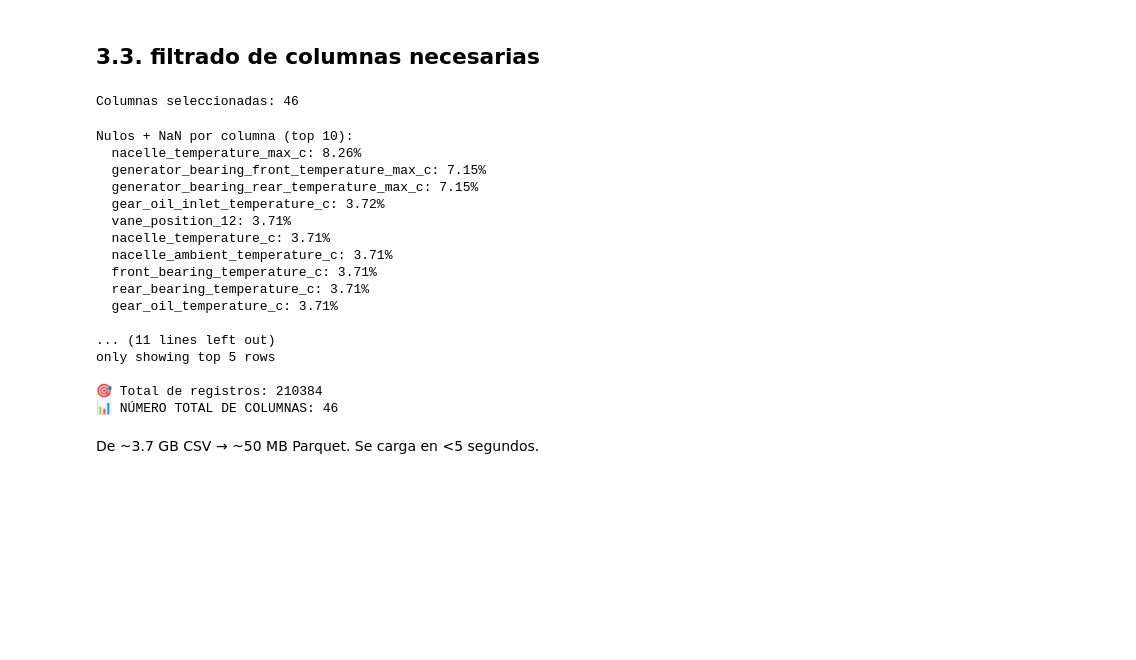
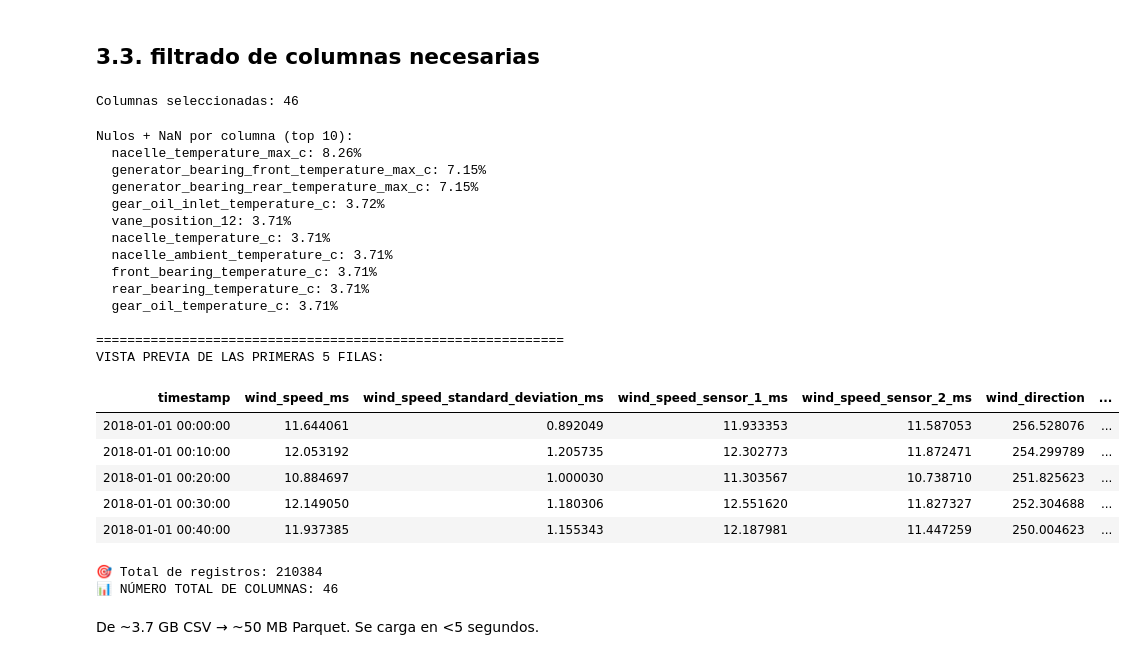
Before and after one commit to aitor-industrial-data/ai-driven-cross-generator-transfer-learning, a Jupyter notebook: notebooks/03_merge_and_cleaning.ipynb, the cells around one changed output. Cells and saved outputs as stored; diff of their text form; code cells hidden in the pictures; blank space fills up the shorter version.

```diff
--- a/notebooks/03_merge_and_cleaning.ipynb
+++ b/notebooks/03_merge_and_cleaning.ipynb
@@ -281,6 +282,7 @@ only showing top 5 rows
 ## 3.3. filtrado de columnas necesarias
 # %%
 from pyspark.sql import functions as F
+from IPython.display import HTML, display
 
 # Columnas base para TODOS los modelos — <10% nulos, disponibles siempre
 COLS_BASE = [
@@ -343,39 +345,46 @@ nulos_df = turbine_data_df.select([
 
 # Mostrar los 10 con más nulos
 nulos_row = nulos_df.collect()[0].asDict()
 nulos_ordenados = sorted(nulos_row.items(), key=lambda x: x[1], reverse=True)[:10]
 
 print("Nulos + NaN por columna (top 10):")
 for col_name, pct in nulos_ordenados:
     print(f"  {col_name}: {pct:.2f}%")
 
 print("\n" + "="*60)
 print("VISTA PREVIA DE LAS PRIMERAS 5 FILAS:")
-turbine_data_df.show(5, truncate=False)
+
+pdf = turbine_data_df.limit(5).toPandas()
+display(HTML(f'<div style="max-width:100%;overflow-x:auto;font-size:11px;white-space:nowrap">{pdf.to_html(index=False)}</div>'))
 
 total_records = turbine_data_df.count()
 
 print(f"\n🎯 Total de registros: {total_records}")
 print(f"📊 NÚMERO TOTAL DE COLUMNAS: {len(turbine_data_df.columns)}")
 # %% [output]
 Columnas seleccionadas: 46
 Nulos + NaN por columna (top 10):
   nacelle_temperature_max_c: 8.26%
   generator_bearing_front_temperature_max_c: 7.15%
   generator_bearing_rear_temperature_max_c: 7.15%
   gear_oil_inlet_temperature_c: 3.72%
   vane_position_12: 3.71%
   nacelle_temperature_c: 3.71%
   nacelle_ambient_temperature_c: 3.71%
   front_bearing_temperature_c: 3.71%
   rear_bearing_temperature_c: 3.71%
   gear_oil_temperature_c: 3.71%
 
-... (11 lines left out)
-only showing top 5 rows
-
-🎯 Total de registros: 210384
-📊 NÚMERO TOTAL DE COLUMNAS: 46
+============================================================
+VISTA PREVIA DE LAS PRIMERAS 5 FILAS:
+| timestamp | wind_speed_ms | wind_speed_standard_deviation_ms | wind_speed_sensor_1_ms | wind_speed_sensor_2_ms | wind_direction | ... |
+| 2018-01-01 00:00:00 | 11.644061 | 0.892049 | 11.933353 | 11.587053 | 256.528076 | ... |
+| 2018-01-01 00:10:00 | 12.053192 | 1.205735 | 12.302773 | 11.872471 | 254.299789 | ... |
+| 2018-01-01 00:20:00 | 10.884697 | 1.000030 | 11.303567 | 10.738710 | 251.825623 | ... |
+| 2018-01-01 00:30:00 | 12.149050 | 1.180306 | 12.551620 | 11.827327 | 252.304688 | ... |
+| 2018-01-01 00:40:00 | 11.937385 | 1.155343 | 12.187981 | 11.447259 | 250.004623 | ... |
+🎯 Total de registros: 210384
+📊 NÚMERO TOTAL DE COLUMNAS: 46
 # %% [markdown]
 De ~3.7 GB CSV → ~50 MB Parquet. Se carga en <5 segundos.
 # %%
```
Also changed, not shown: parts of 3 cells of this notebook, 1 other file.
